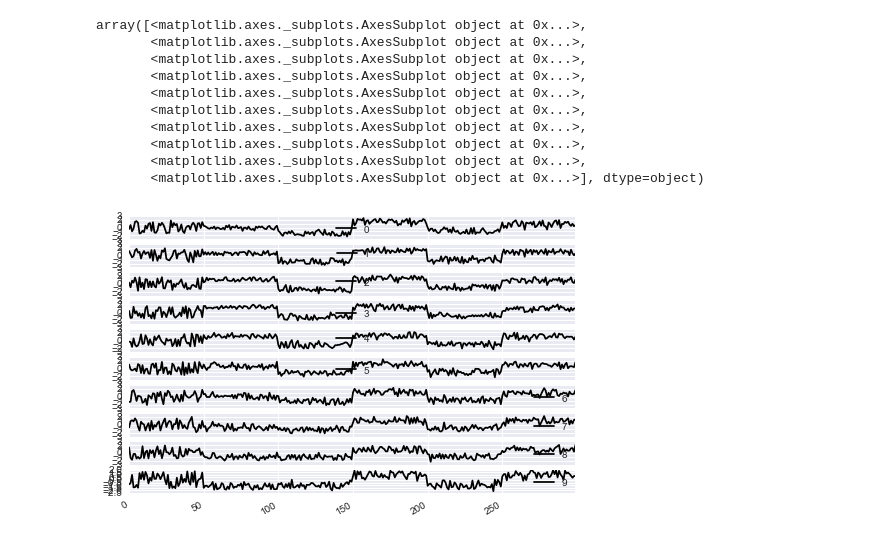
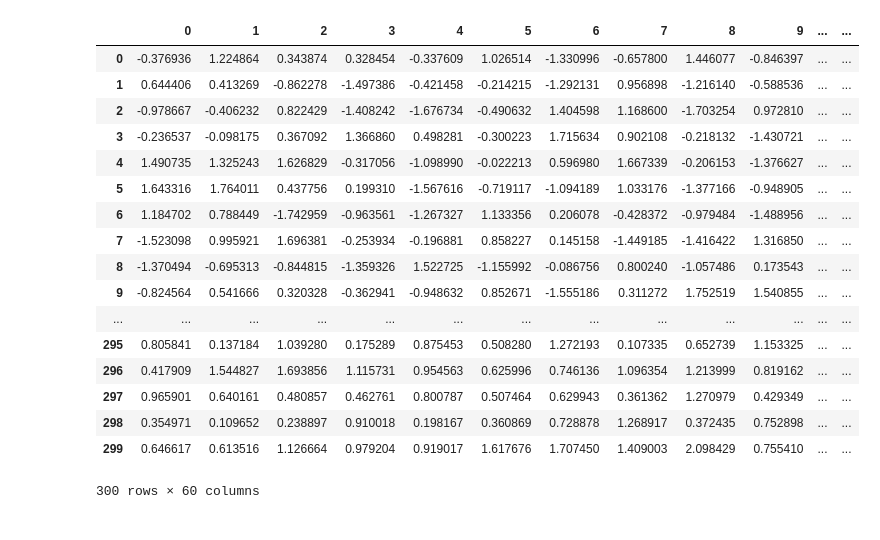
Before and after one commit to tarmstro/mvbop, a Jupyter notebook: experiment.ipynb, the cells around one changed output. Saved outputs shown, nothing was run; the diff lists cells and outputs as text; code cells hidden in the pictures.

```diff
--- a/experiment.ipynb
+++ b/experiment.ipynb
@@ -26,19 +26,3 @@ with open('data/synthetic_control_TRAIN.txt') as infile:
         y.append(instance[0])
 X = np.array(X)
 y = np.array(y)
-# %%
-base_pipe = Pipeline([('saxizer', SAXTransformer(points_per_symbol=1)),
-                     ('features', FeatureUnion([('countvect', CountVectorizer(min_df=1, analyzer='char', ngram_range=(1, 10))),
-                                                ('tfidfvect', TfidfVectorizer(min_df=1, analyzer='char', ngram_range=(1, 2)))])),
-                     ('svc', svm.LinearSVC())])
-
-bop_pipe = Pipeline([('saxizer', SAXTransformer(points_per_symbol=1)),
-                     ('features', FeatureUnion([('countvect', CountVectorizer(min_df=1, analyzer='char', ngram_range=(1, 10))),
-                                                ('tfidfvect', TfidfVectorizer(min_df=1, analyzer='char', ngram_range=(1, 2)))])),
-                     ('svc', svm.LinearSVC())])
-
-
-for i in [bop_pipe, base_pipe]:
-    score, permutation_scores, pvalue = permutation_test_score(
-        i, X, y, scoring="accuracy", cv=StratifiedKFold(y, 2), n_permutations=5, n_jobs=4)
-    print("Score %s (pvalue : %s)" % (score, pvalue))
@@ -64,14 +29,22 @@ array([[-0.37693558,  1.2248643 ,  0.34387438, ...,  0.91834602,
-# %%
-pd.DataFrame(X[:,:10]).plot(subplots=True)
-# %% [output]
-array([<matplotlib.axes._subplots.AxesSubplot object at 0x...>,
-       <matplotlib.axes._subplots.AxesSubplot object at 0x...>,
-       <matplotlib.axes._subplots.AxesSubplot object at 0x...>,
-       <matplotlib.axes._subplots.AxesSubplot object at 0x...>,
-       <matplotlib.axes._subplots.AxesSubplot object at 0x...>,
-       <matplotlib.axes._subplots.AxesSubplot object at 0x...>,
-       <matplotlib.axes._subplots.AxesSubplot object at 0x...>,
-       <matplotlib.axes._subplots.AxesSubplot object at 0x...>,
-       <matplotlib.axes._subplots.AxesSubplot object at 0x...>,
-       <matplotlib.axes._subplots.AxesSubplot object at 0x...>], dtype=object)
-[figure, removed]
+# %%
+df = pd.DataFrame(X)
+df
+# %% [output]
+|  | 0 | 1 | 2 | 3 | 4 | 5 | 6 | 7 | 8 | 9 | ... | ... |
+| 0 | -0.376936 | 1.224864 | 0.343874 | 0.328454 | -0.337609 | 1.026514 | -1.330996 | -0.657800 | 1.446077 | -0.846397 | ... | ... |
+| 1 | 0.644406 | 0.413269 | -0.862278 | -1.497386 | -0.421458 | -0.214215 | -1.292131 | 0.956898 | -1.216140 | -0.588536 | ... | ... |
+| 2 | -0.978667 | -0.406232 | 0.822429 | -1.408242 | -1.676734 | -0.490632 | 1.404598 | 1.168600 | -1.703254 | 0.972810 | ... | ... |
+| 3 | -0.236537 | -0.098175 | 0.367092 | 1.366860 | 0.498281 | -0.300223 | 1.715634 | 0.902108 | -0.218132 | -1.430721 | ... | ... |
+| 4 | 1.490735 | 1.325243 | 1.626829 | -0.317056 | -1.098990 | -0.022213 | 0.596980 | 1.667339 | -0.206153 | -1.376627 | ... | ... |
+| 5 | 1.643316 | 1.764011 | 0.437756 | 0.199310 | -1.567616 | -0.719117 | -1.094189 | 1.033176 | -1.377166 | -0.948905 | ... | ... |
+| 6 | 1.184702 | 0.788449 | -1.742959 | -0.963561 | -1.267327 | 1.133356 | 0.206078 | -0.428372 | -0.979484 | -1.488956 | ... | ... |
+| 7 | -1.523098 | 0.995921 | 1.696381 | -0.253934 | -0.196881 | 0.858227 | 0.145158 | -1.449185 | -1.416422 | 1.316850 | ... | ... |
+| 8 | -1.370494 | -0.695313 | -0.844815 | -1.359326 | 1.522725 | -1.155992 | -0.086756 | 0.800240 | -1.057486 | 0.173543 | ... | ... |
+| 9 | -0.824564 | 0.541666 | 0.320328 | -0.362941 | -0.948632 | 0.852671 | -1.555186 | 0.311272 | 1.752519 | 1.540855 | ... | ... |
+| ... | ... | ... | ... | ... | ... | ... | ... | ... | ... | ... | ... | ... |
+| 295 | 0.805841 | 0.137184 | 1.039280 | 0.175289 | 0.875453 | 0.508280 | 1.272193 | 0.107335 | 0.652739 | 1.153325 | ... | ... |
+| 296 | 0.417909 | 1.544827 | 1.693856 | 1.115731 | 0.954563 | 0.625996 | 0.746136 | 1.096354 | 1.213999 | 0.819162 | ... | ... |
+| 297 | 0.965901 | 0.640161 | 0.480857 | 0.462761 | 0.800787 | 0.507464 | 0.629943 | 0.361362 | 1.270979 | 0.429349 | ... | ... |
+| 298 | 0.354971 | 0.109652 | 0.238897 | 0.910018 | 0.198167 | 0.360869 | 0.728878 | 1.268917 | 0.372435 | 0.752898 | ... | ... |
+| 299 | 0.646617 | 0.613516 | 1.126664 | 0.979204 | 0.919017 | 1.617676 | 1.707450 | 1.409003 | 2.098429 | 0.755410 | ... | ... |
+300 rows × 60 columns
```
Also changed, not shown: parts of 2 cells of this notebook.
